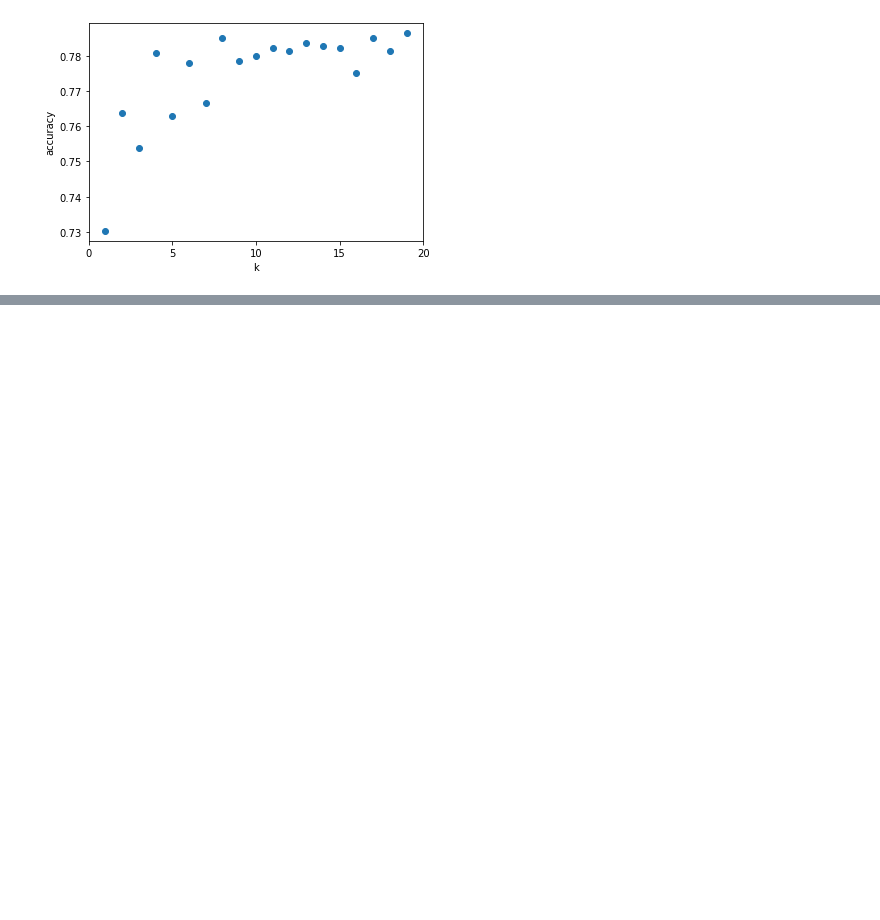
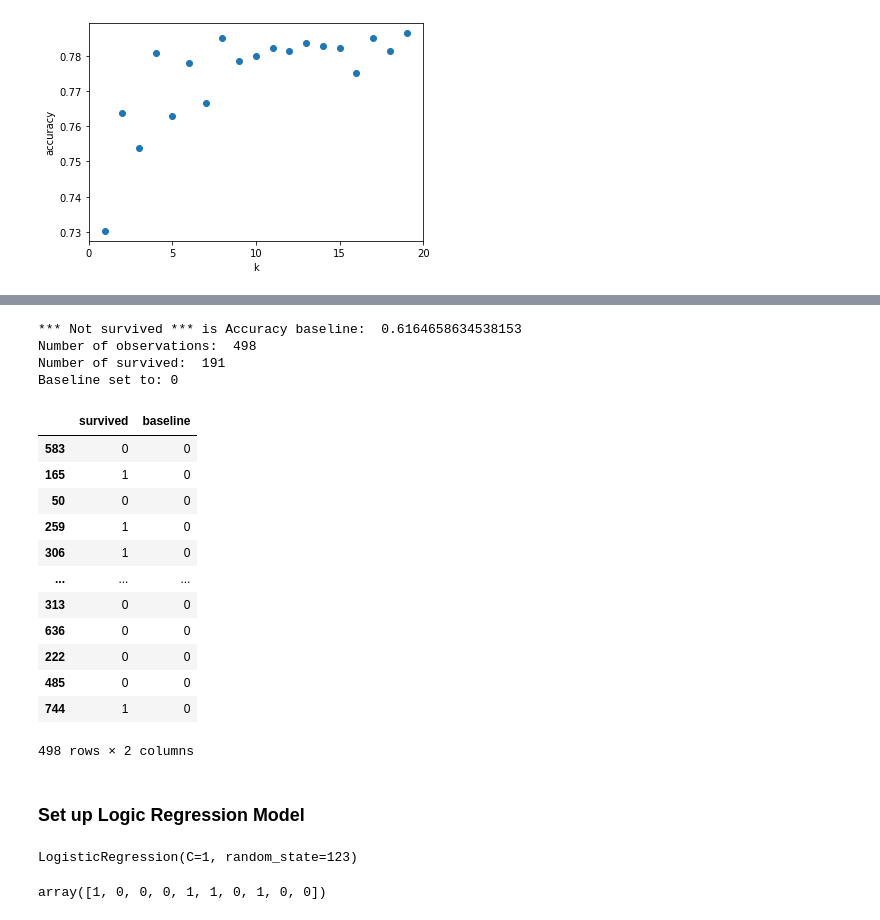
Before and after one commit to Yvette-Ibarra/classification-exercises, a Jupyter notebook: Model.ipynb, the cells around one changed output, grey strips where cells are left out. Cells and saved outputs as stored; diff of their text form; code cells hidden in the pictures; blank space fills up the shorter version.

```diff
--- a/Model.ipynb
+++ b/Model.ipynb
@@ -1267,0 +1324,4 @@ plt.show()
+# %%
+# 0 means not survived, 1 means survived
+y = pd.DataFrame(y_train)
+y
@@ -1267,0 +1342,31 @@ plt.show()
+# %%
+# create baseline
+baseline = y_train.value_counts().idxmax()
+print('*** Not survived *** is Accuracy baseline: ',(len(y_train)-y_train.sum())/ len(y_train))
+print('Number of observations: ',len(y_train))
+print('Number of survived: ' ,y_train.sum())
+print('Baseline set to:', baseline )
+# %% [output]
+*** Not survived *** is Accuracy baseline:  0.6164658634538153
+Number of observations:  498
+Number of survived:  191
+Baseline set to: 0
+# %%
+y['baseline']= 0
+y
+# %% [output]
+|  | survived | baseline |
+| 583 | 0 | 0 |
+| 165 | 1 | 0 |
+| 50 | 0 | 0 |
+| 259 | 1 | 0 |
+| 306 | 1 | 0 |
+| ... | ... | ... |
+| 313 | 0 | 0 |
+| 636 | 0 | 0 |
+| 222 | 0 | 0 |
+| 485 | 0 | 0 |
+| 744 | 1 | 0 |
+498 rows × 2 columns
+# %% [markdown]
+### Set up Logic Regression Model
@@ -1267,0 +1379,5 @@ plt.show()
+# %%
+#  fit the model on train data usingfeatures = ['age','fare','class_Second', 'class_Third']
+logit.fit(X_train[features], y_train)
+# %% [output]
+LogisticRegression(C=1, random_state=123)
@@ -1267,0 +1387,4 @@ plt.show()
+# %%
+y_pred[:10]
+# %% [output]
+array([1, 0, 0, 0, 1, 1, 0, 1, 0, 0])
```
Also changed, not shown: parts of 38 cells of this notebook.
